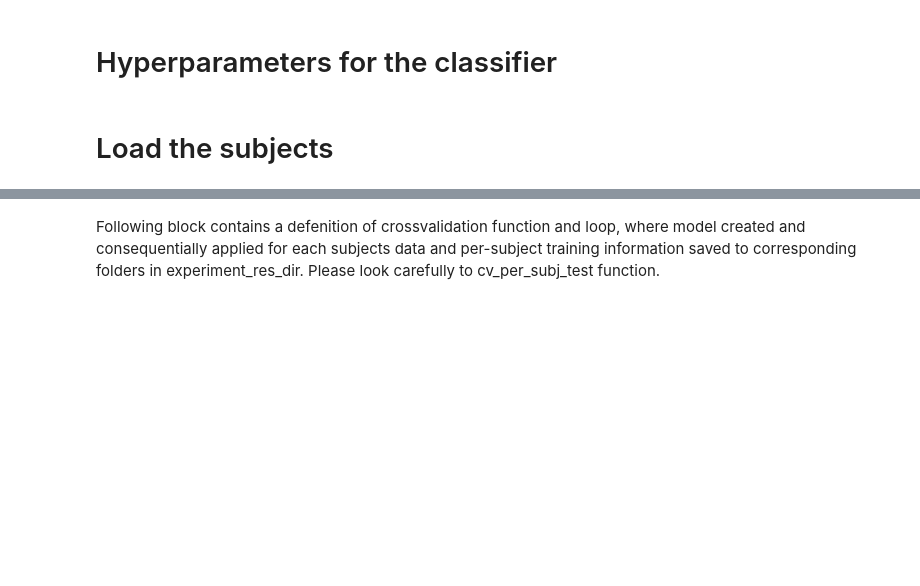
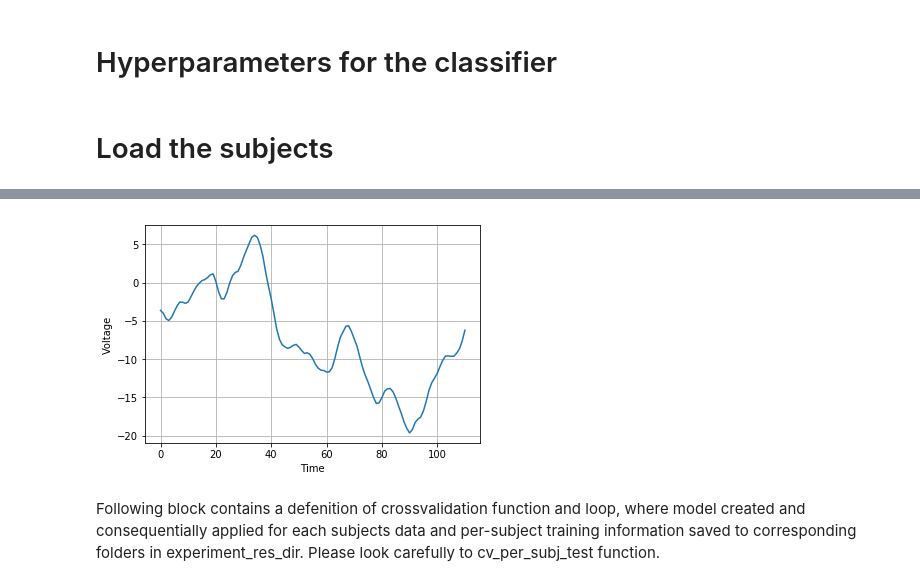
Before and after one commit to Makubu/AML, a Jupyter notebook: Chall4_ebci/group20_ebci_scratch.ipynb, the cells around one changed output, grey strips where cells are left out. Cells and saved outputs as stored; diff of their text form; code cells hidden in the pictures; blank space fills up the shorter version.

```diff
--- a/Chall4_ebci/group20_ebci_scratch.ipynb
+++ b/Chall4_ebci/group20_ebci_scratch.ipynb
@@ -192,6 +190,19 @@ all_subjects = [25,26,27,28,29,30,32,33,34,35,36,37,38]
 data = DataBuildClassifier('./eeg')
 # %% [markdown]
 # Hyperparameters for the classifier
+# %%
+params = {'resample_to': 369,
+                 'D': 3,
+                 'F1': 12,
+                 'dropoutRate1': 0.52,
+                 'dropoutRate2': 0.36,
+                 'lr': 0.00066,
+                 'norm_rate': 0.275,
+                 'kernLength1' : 64,
+                  'kernLength2' : 64,
+              'poolKern1' : 4,
+              'poolKern2' : 8
+                 }
 # %% [markdown]
 # Load the subjects
 # %%
@@ -208,3 +260,11 @@ plt.show()
+# %%
+plt.plot(X[0, :, 0])
+plt.xlabel('Time')
+plt.ylabel('Voltage')
+plt.grid(True)
+plt.show()
+# %% [output]
+[figure, added]
 # %% [markdown]
 Following block contains a defenition of crossvalidation function and loop, where model created and consequentially applied for each subjects data and per-subject training information saved to corresponding folders in experiment_res_dir. Please look carefully to cv_per_subj_test function.
 # %%
```
Also changed, not shown: parts of 17 cells of this notebook, 3 other files.
